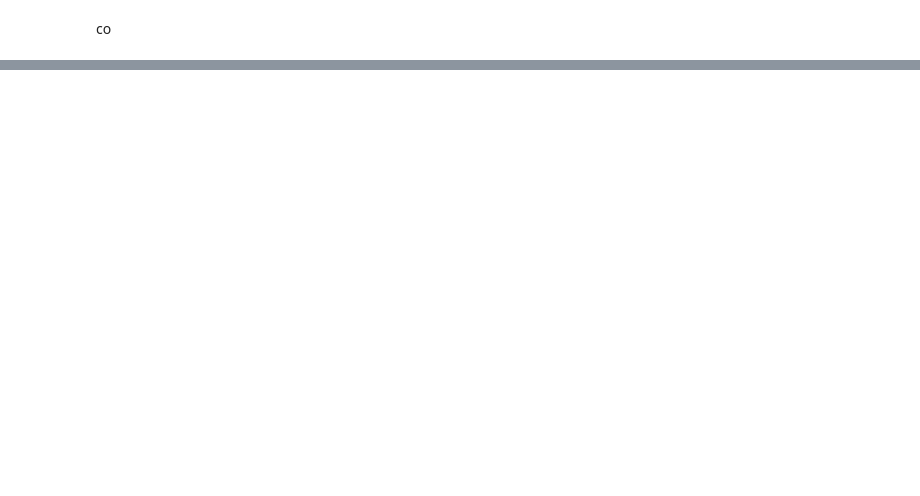
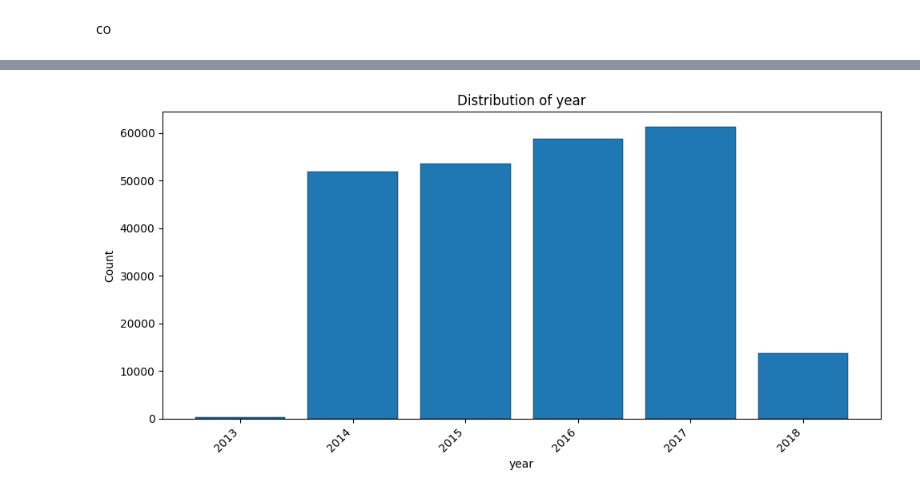
Before and after one commit to Neukz/gun-violence-analysis, a Jupyter notebook: 01_problem_and_data_understanding.ipynb, the cells around one changed output, grey strips where cells are left out. Drawn from its saved outputs; the diff is of its cells as text; code cells hidden in the pictures; blank space fills up the shorter version.

```diff
--- a/01_problem_and_data_understanding.ipynb
+++ b/01_problem_and_data_understanding.ipynb
@@ -123,6 +123,20 @@ df.hist(bins=53, figsize=(12, 8))
 plt.show()
 # %% [output]
 [figure]
+# %%
+
+def plot_barplot(col):
+    counts = col.value_counts()
+
+    fig, ax = plt.subplots(figsize=(10, 5))
+    ax.bar(counts.index, counts.values, edgecolor='k', linewidth=0.3)
+
+    ax.set_xlabel(col.name)
+    ax.set_ylabel("Count")
+    ax.set_title(f"Distribution of {col.name}")
+    plt.xticks(rotation=45, ha='right')
+    plt.tight_layout()
+    plt.show()
 # %%
 df.describe()
 # %% [output]
@@ -217,0 +288,4 @@ plt.show()
+# %%
+df['date'] = pd.to_datetime(df['date'])
+df['year']  = df['date'].dt.year
+df['month'] = df['date'].dt.month
@@ -217,0 +303,4 @@ plt.show()
+# %%
+plot_barplot(df['year'])
+# %% [output]
+[figure, added]
```
Also changed, not shown: parts of 21 cells of this notebook, 2 other files.
